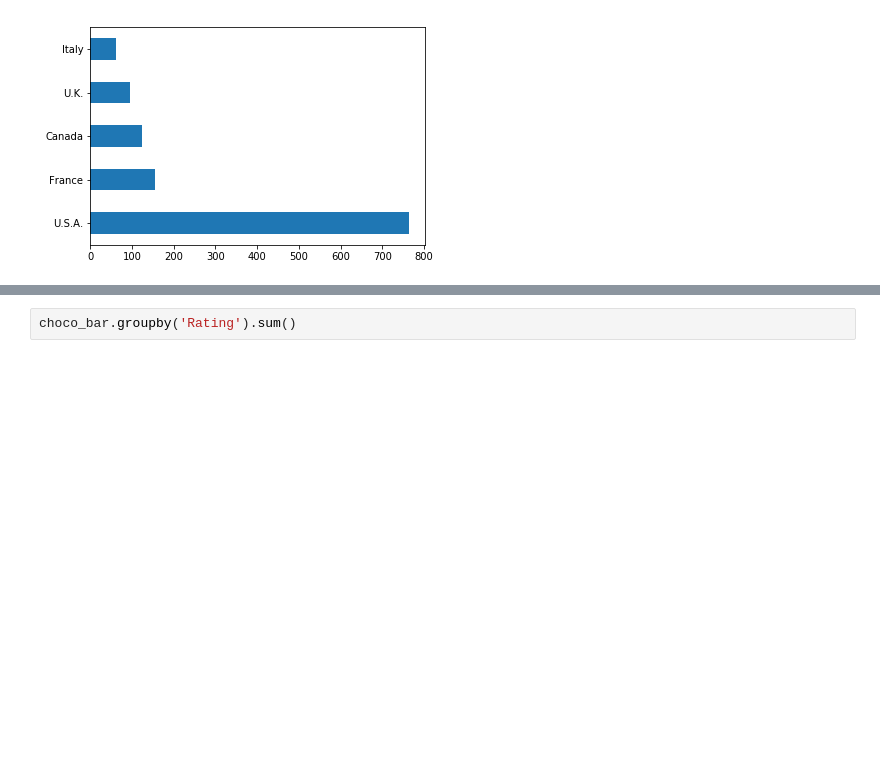
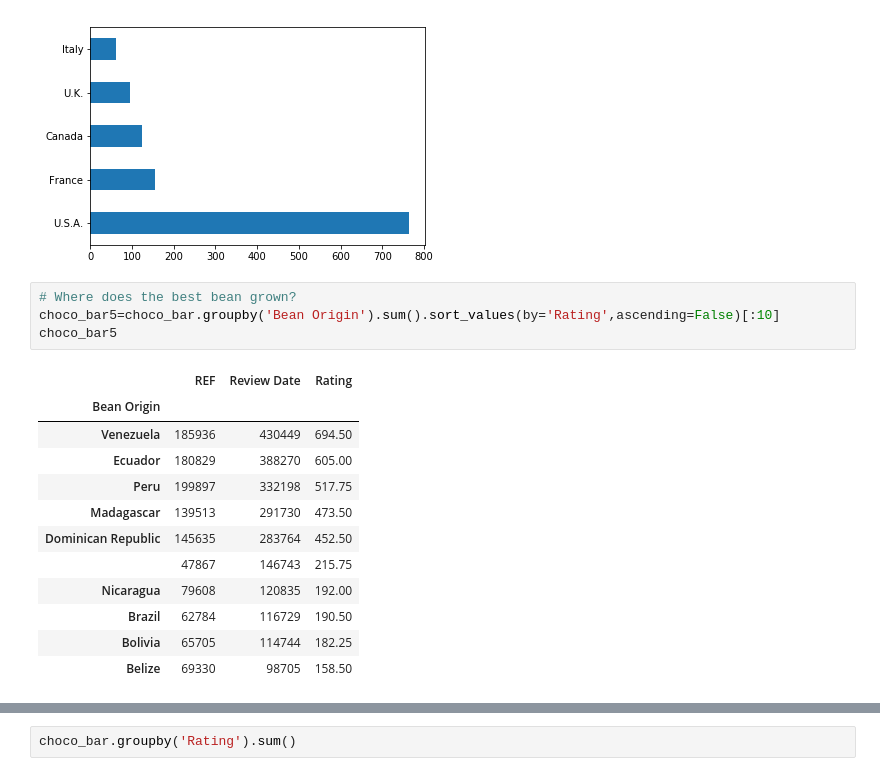
Before and after one commit to BunLinh/Homeworksubmissions, a Jupyter notebook: Copy_of_Team_1_Chocolate_Bar.ipynb, the cells around one changed output, grey strips where cells are left out. Drawn from its saved outputs; the diff is of its cells as text; blank space fills up the shorter version.

```diff
--- a/Copy_of_Team_1_Chocolate_Bar.ipynb
+++ b/Copy_of_Team_1_Chocolate_Bar.ipynb
@@ -259,3 +319,20 @@ sns.countplot(x='Rating',data=choco_bar);
 choco_bar['Company Location'].value_counts()[:5].plot(kind='barh');
 # %% [output]
 [figure]
+# %%
+# Where does the best bean grown?
+choco_bar5=choco_bar.groupby('Bean Origin').sum().sort_values(by='Rating',ascending=False)[:10]
+choco_bar5
+# %% [output]
+|  | REF | Review Date | Rating |
+| Bean Origin |  |  |  |
+| Venezuela | 185936 | 430449 | 694.50 |
+| Ecuador | 180829 | 388270 | 605.00 |
+| Peru | 199897 | 332198 | 517.75 |
+| Madagascar | 139513 | 291730 | 473.50 |
+| Dominican Republic | 145635 | 283764 | 452.50 |
+|  | 47867 | 146743 | 215.75 |
+| Nicaragua | 79608 | 120835 | 192.00 |
+| Brazil | 62784 | 116729 | 190.50 |
+| Bolivia | 65705 | 114744 | 182.25 |
+| Belize | 69330 | 98705 | 158.50 |
```
Also changed, not shown: parts of 28 cells of this notebook.
